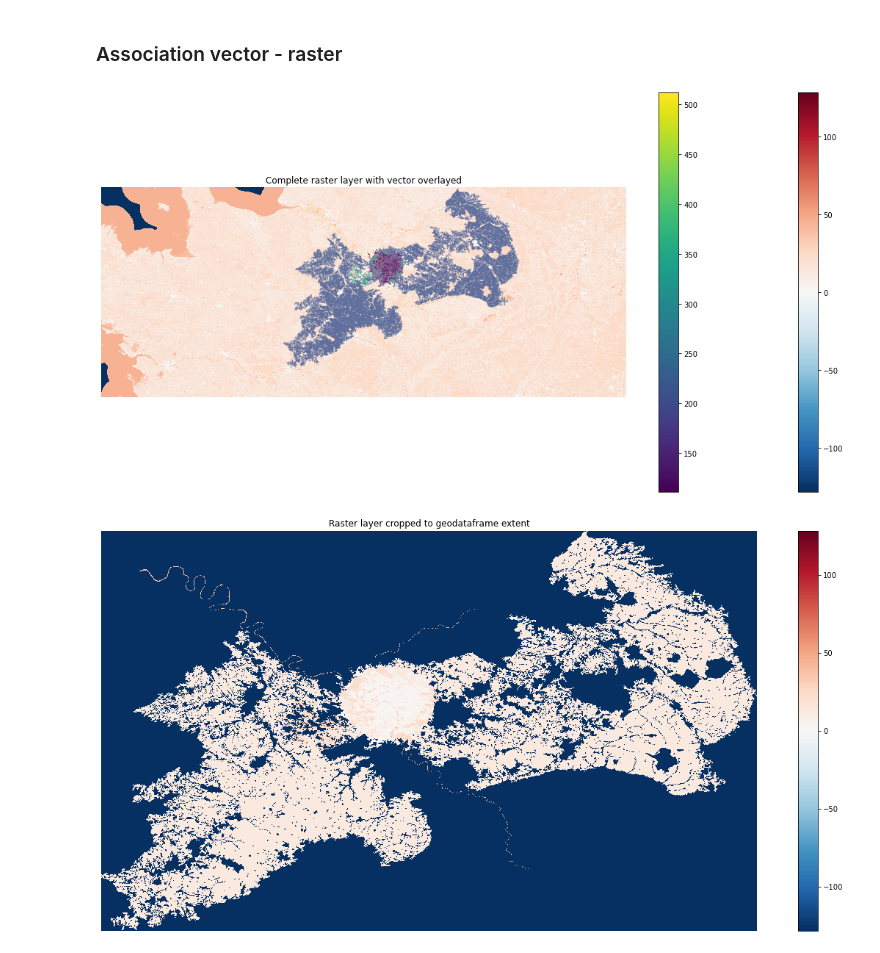
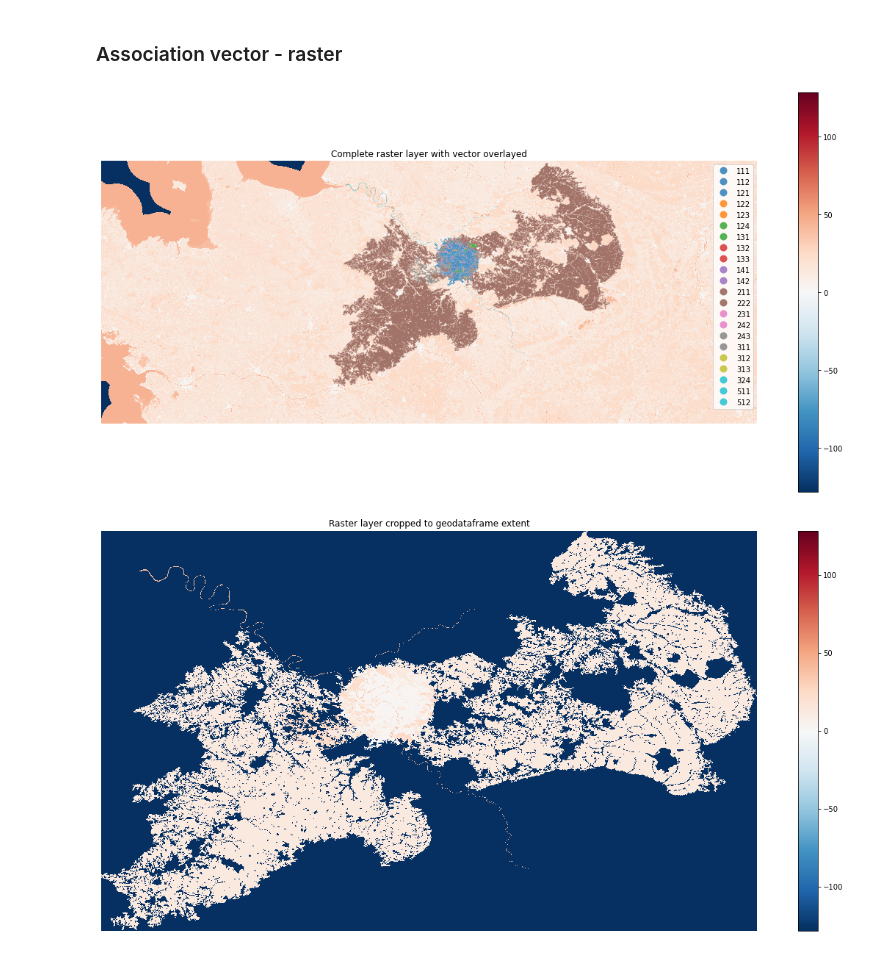
Before and after one commit to massimovenuti/clc-graph-deep-learning, a Jupyter notebook: clc.ipynb, the cells around one changed output. Saved outputs shown, nothing was run; the diff lists cells and outputs as text; code cells hidden in the pictures.

```diff
--- a/clc.ipynb
+++ b/clc.ipynb
@@ -43,6 +60,6 @@ Impossible de lire tout le fichier _.gpkg_ d'un coup car le programme plante. Il
 # %%
-gdf = gpd.read_file("data/france-centre.gpkg")
-gdf.head()
+zone_11_gdf = gpd.read_file("data/zones.gpkg", layer="zone-11")
+zone_11_gdf.head()
 # %% [output]
 |  | OBJECTID | Code_18 | Remark | Area_Ha | ID | geometry |
 | 0 | 458367 | 111 | None | 32.684892 | EU_458367 | MULTIPOLYGON (((3764057.100 28794... |
@@ -291,10 +178,10 @@ Geopandas ne gère pas les données raster, il faut un outil pour les exploiter:
 # %%
-# raster = rxr.open_rasterio('data/france-centre.tif', masked=True).squeeze()
-raster = rxr.open_rasterio('data/france-centre.tif').squeeze()
+# raster = rxr.open_rasterio('data/zone-11.tif', masked=True).squeeze()
+raster = rxr.open_rasterio('data/zone-11.tif').squeeze()
 
 f, ax = plt.subplots(figsize=(20, 6))
 raster.plot.imshow(ax=ax)
-ax.set(title="Raster layer")
+ax.set(title="Raster layer (zone 11)")
 ax.set_axis_off()
 plt.show()
 # %% [output]
@@ -306,10 +193,10 @@ plt.show()
 # %%
 f, ax = plt.subplots(figsize=(20, 10))
 raster.plot.imshow(ax=ax)
-gdf.plot(column="Code_18", legend=True, ax=ax, alpha=.8)
+zone_11_gdf.plot(column="Code_18", legend=True, ax=ax, alpha=.8)
 ax.set(title="Complete raster layer with vector overlayed")
 ax.set_axis_off()
 plt.show()
 # %% [output]
-[figure, old version]
+[figure, new version]
 # %%
```
Also changed, not shown: parts of 68 cells of this notebook, 11 other files.
